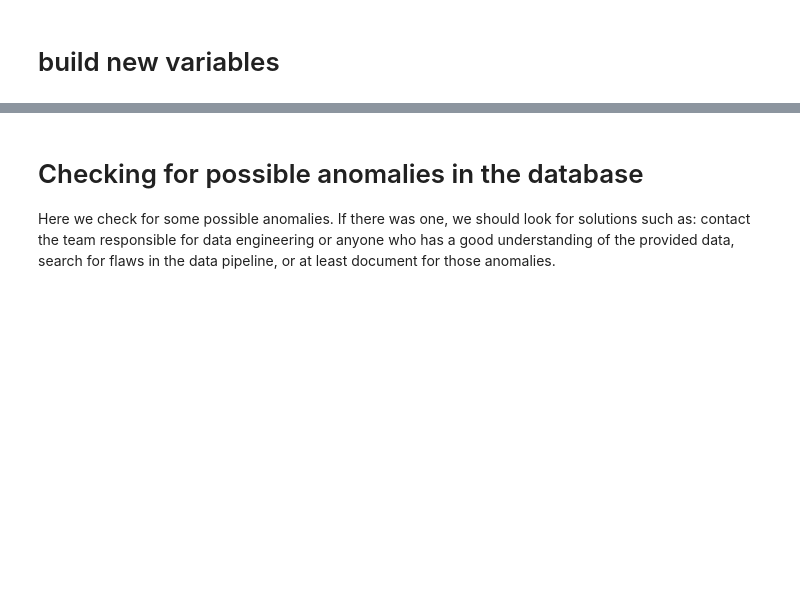
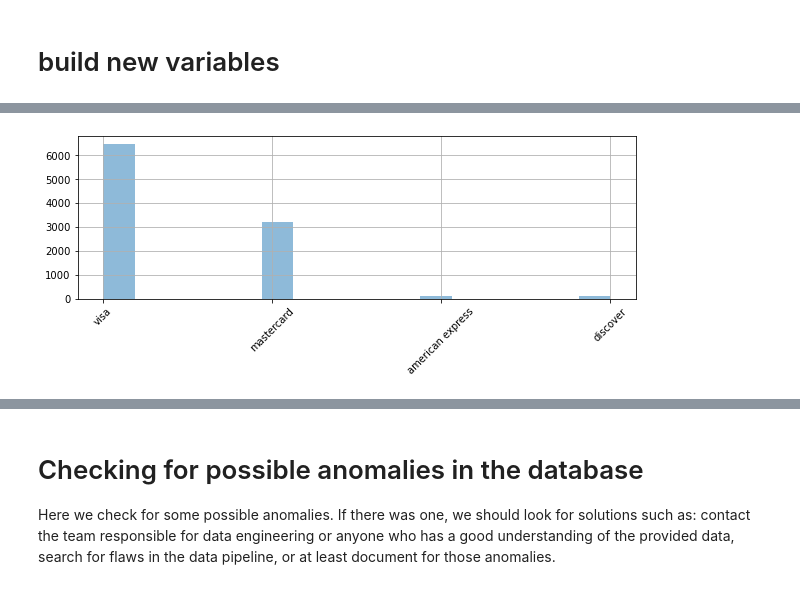
Before and after one commit to Marcelobbr/fraud_detection, a Jupyter notebook: notebooks/01_data_validation.ipynb, the cells around one changed output, grey strips where cells are left out. Cells and saved outputs as stored; diff of their text form; code cells hidden in the pictures; blank space fills up the shorter version.

```diff
--- a/notebooks/01_data_validation.ipynb
+++ b/notebooks/01_data_validation.ipynb
@@ -171,0 +170,6 @@ skipped as it is not needed for now
+# %%
+cat = list(categories_dict.keys())[1]
+plt.xticks(rotation=45)
+data[cat].hist(bins=16, alpha = .5, figsize=(10,3));
+# %% [output]
+[figure, added]
```
Also changed, not shown: parts of 48 cells of this notebook, 4 other files.
